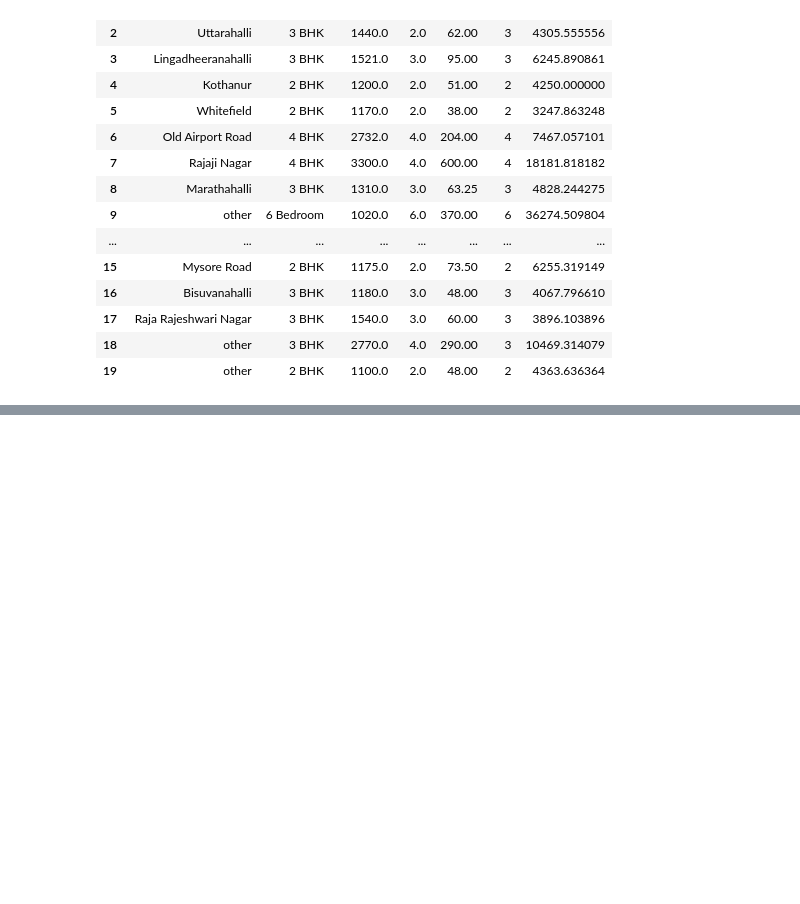
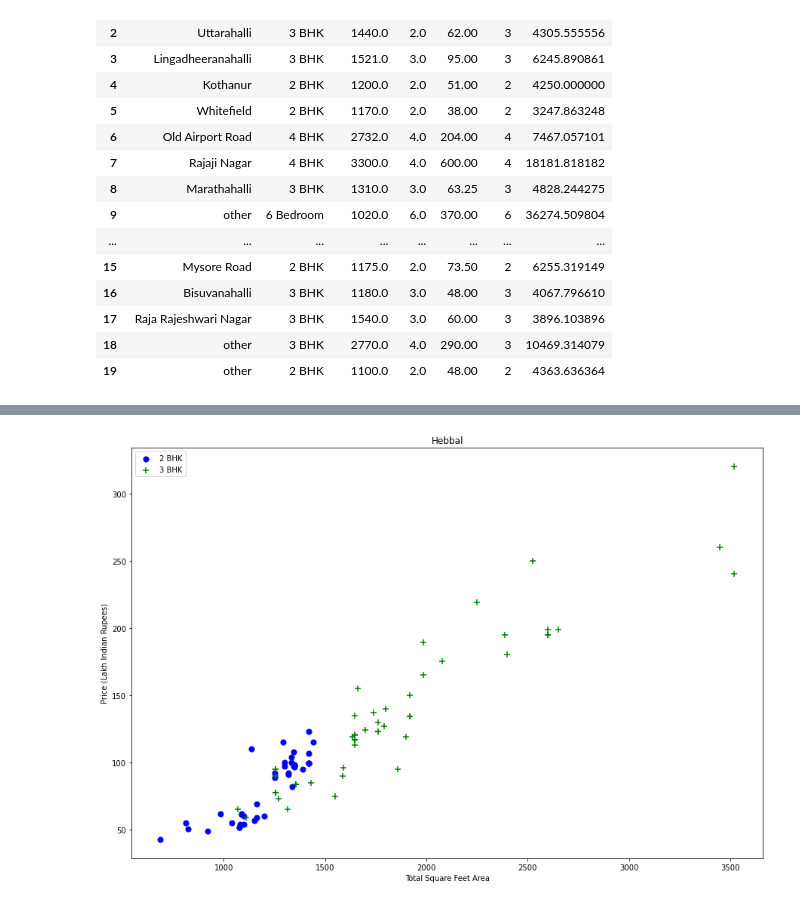
Before and after one commit to pranavspatel/Machine-Learning-Real-Estate-Price-Prediction, a Jupyter notebook: notebook.ipynb, the cells around one changed output, grey strips where cells are left out. Saved outputs shown, nothing was run; the diff lists cells and outputs as text; code cells hidden in the pictures; blank space fills up the shorter version.

```diff
--- a/notebook.ipynb
+++ b/notebook.ipynb
@@ -272,0 +341,4 @@ df5.head(20)
+# %%
+plot_scatter_chart(df7,"Hebbal")
+# %% [output]
+[figure, added]
```
Also changed, not shown: parts of 22 cells of this notebook.
